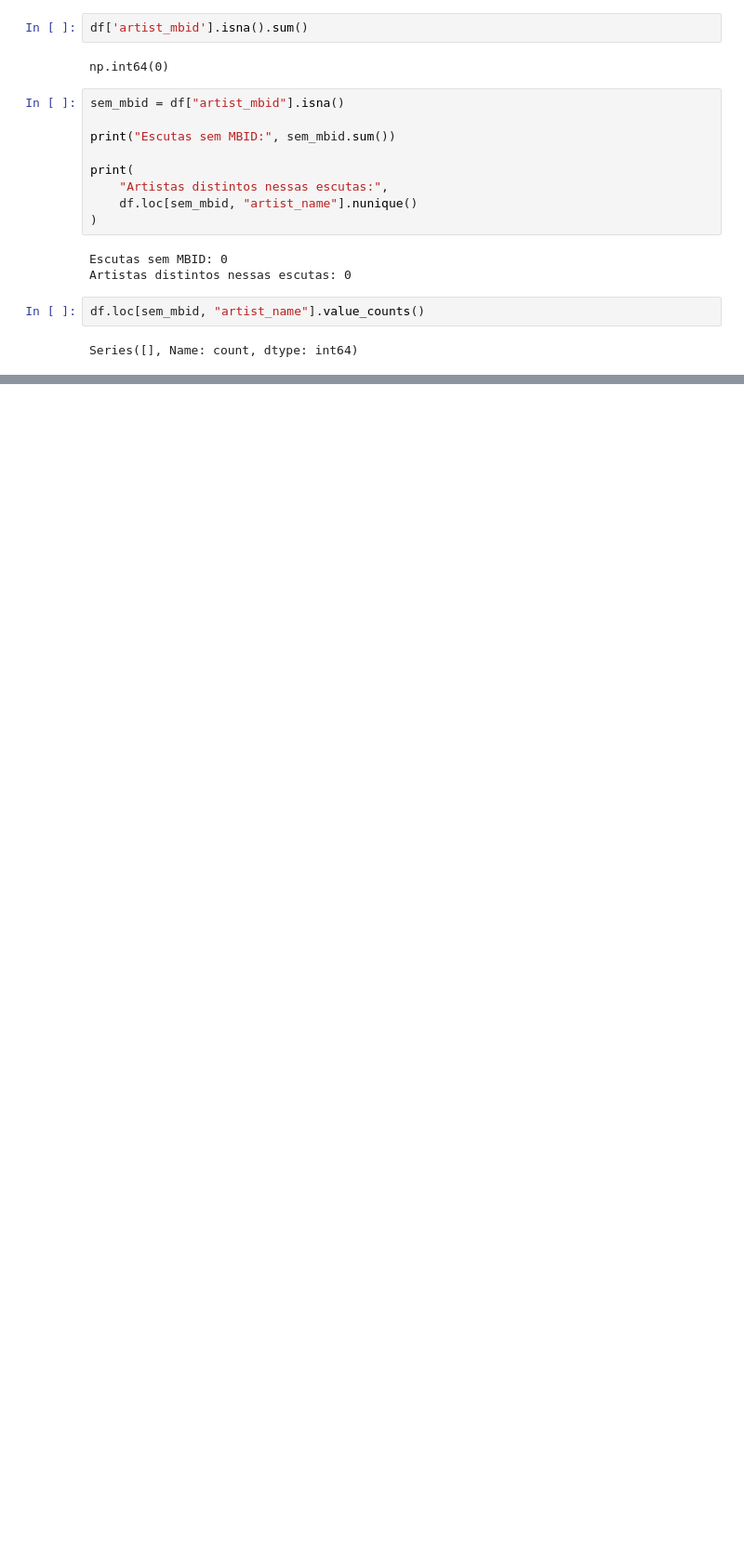
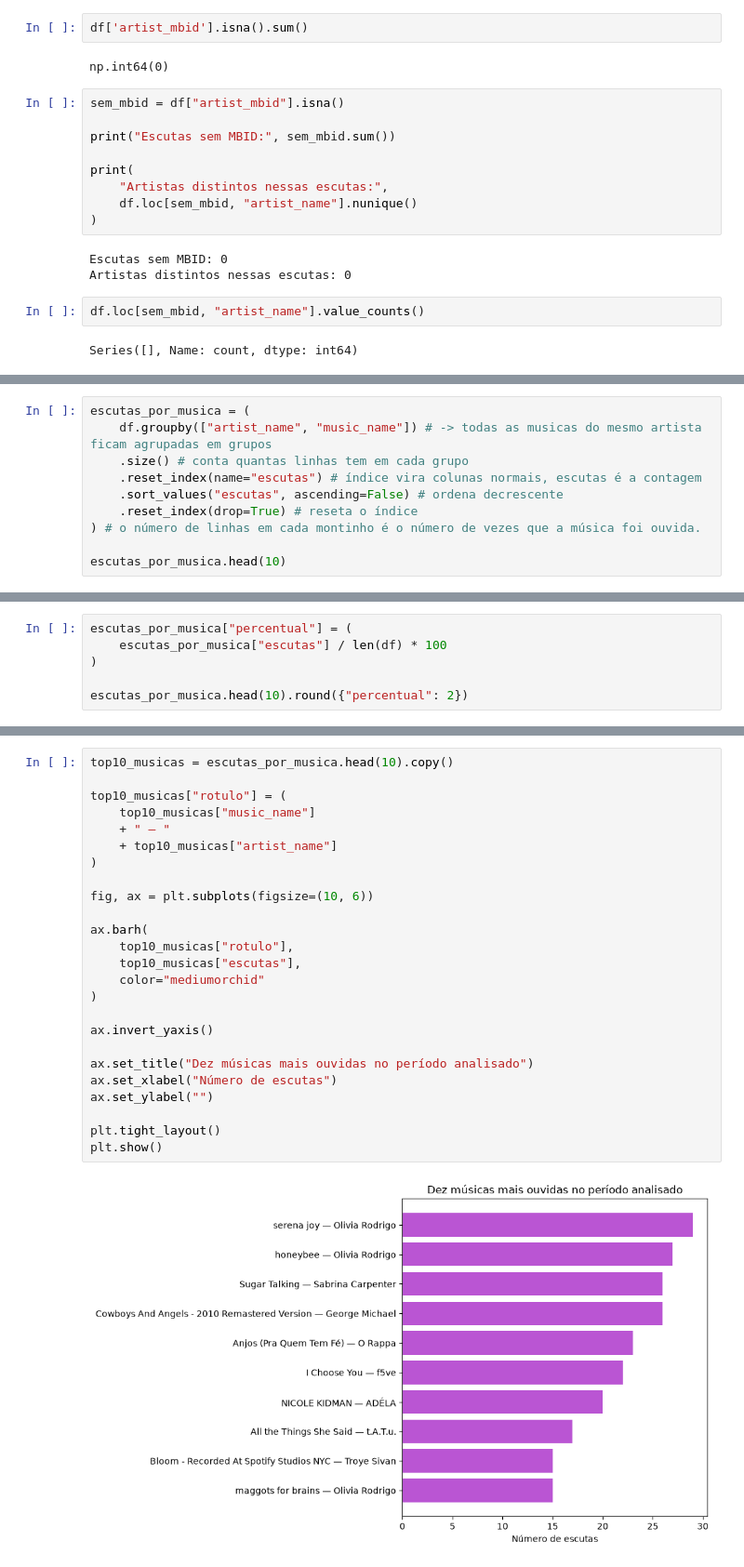
Before and after one commit to Brendalu2005/music-data-analysis, a Jupyter notebook: notebooks/eda/eda_music.ipynb, the cells around one changed output, grey strips where cells are left out. Shown at 93% size. Drawn from its saved outputs; the diff is of its cells as text; blank space fills up the shorter version.

```diff
--- a/notebooks/eda/eda_music.ipynb
+++ b/notebooks/eda/eda_music.ipynb
@@ -96,0 +207,10 @@ Series([], Name: count, dtype: int64)
+# %%
+escutas_por_musica = (
+    df.groupby(["artist_name", "music_name"]) # -> todas as musicas do mesmo artista ficam agrupadas em grupos
+    .size() # conta quantas linhas tem em cada grupo
+    .reset_index(name="escutas") # índice vira colunas normais, escutas é a contagem
+    .sort_values("escutas", ascending=False) # ordena decrescente
+    .reset_index(drop=True) # reseta o índice
+) # o número de linhas em cada montinho é o número de vezes que a música foi ouvida.
+
+escutas_por_musica.head(10)
@@ -96,0 +229,6 @@ Series([], Name: count, dtype: int64)
+# %%
+escutas_por_musica["percentual"] = (
+    escutas_por_musica["escutas"] / len(df) * 100
+)
+
+escutas_por_musica.head(10).round({"percentual": 2})
@@ -96,0 +247,27 @@ Series([], Name: count, dtype: int64)
+# %%
+top10_musicas = escutas_por_musica.head(10).copy()
+
+top10_musicas["rotulo"] = (
+    top10_musicas["music_name"]
+    + " — "
+    + top10_musicas["artist_name"]
+)
+
+fig, ax = plt.subplots(figsize=(10, 6))
+
+ax.barh(
+    top10_musicas["rotulo"],
+    top10_musicas["escutas"],
+    color="mediumorchid"
+)
+
+ax.invert_yaxis()
+
+ax.set_title("Dez músicas mais ouvidas no período analisado")
+ax.set_xlabel("Número de escutas")
+ax.set_ylabel("")
+
+plt.tight_layout()
+plt.show()
+# %% [output]
+[figure, added]
```
Also changed, not shown: parts of 11 cells of this notebook, 1 other file.
